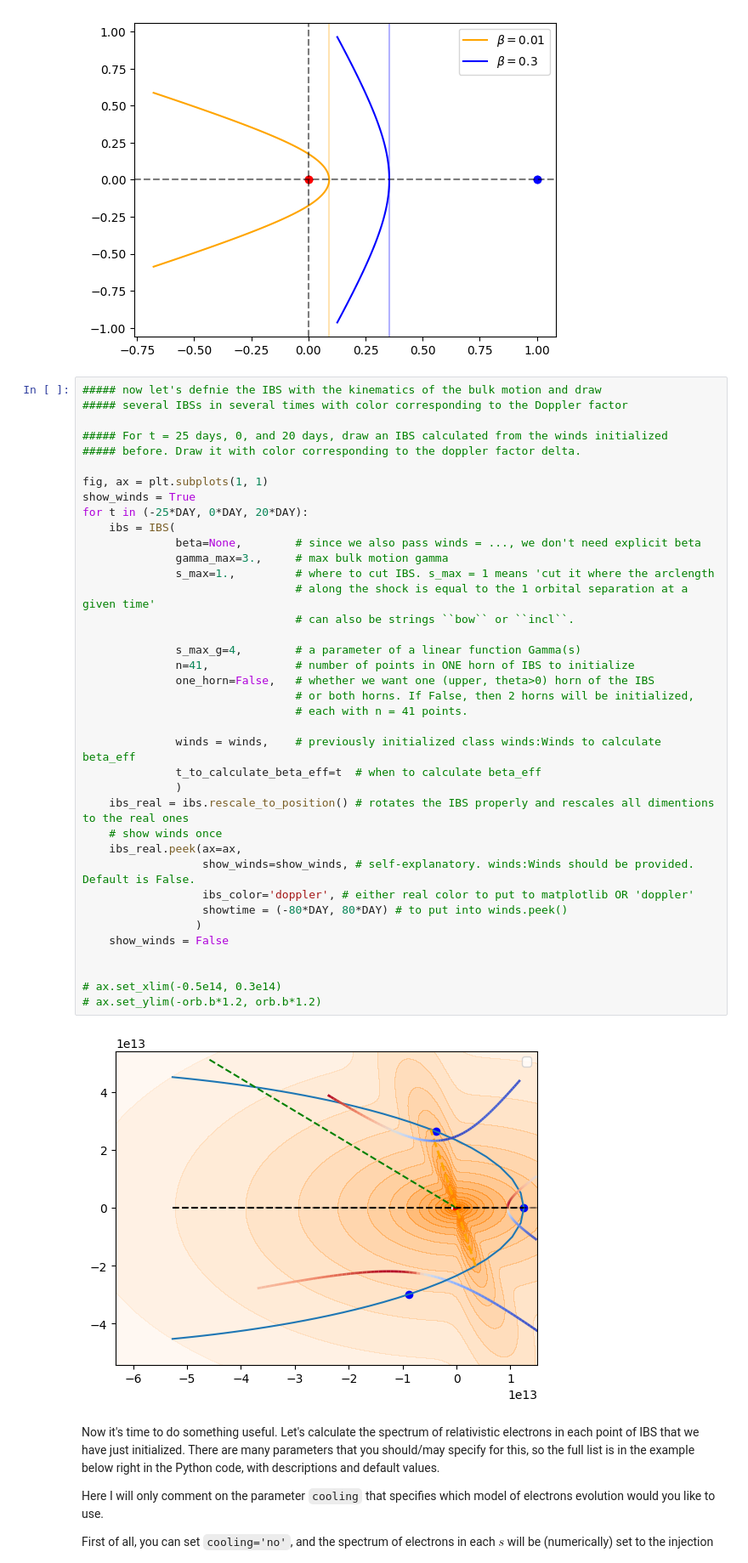
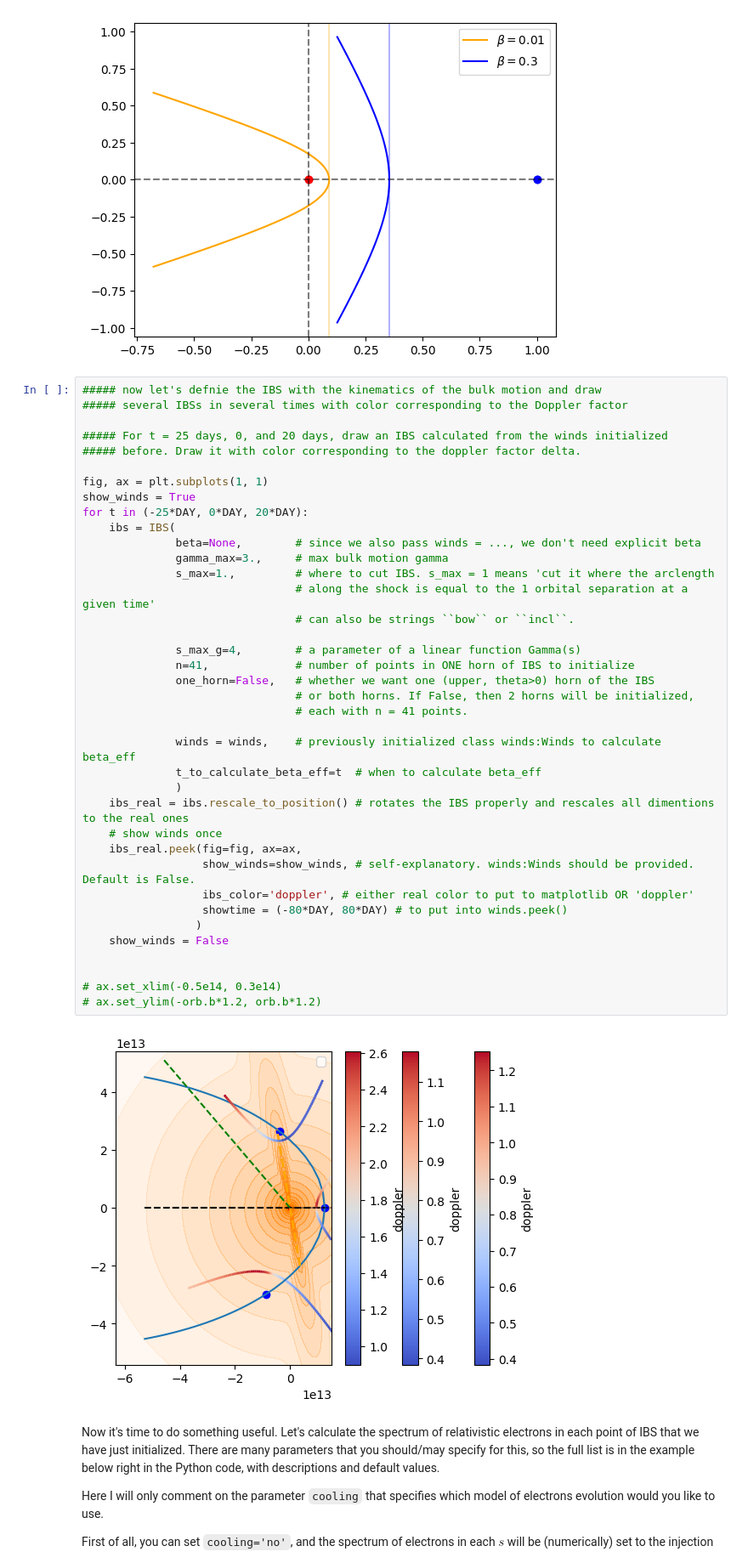
Before and after one commit to Alvkuzin/IBSEn, a Jupyter notebook: tutorials/Full_tutorial.ipynb, the cells around one changed output. Shown: that part at 85% size. Saved outputs shown, nothing was run; the diff lists cells and outputs as text.

```diff
--- a/tutorials/Full_tutorial.ipynb
+++ b/tutorials/Full_tutorial.ipynb
@@ -165,35 +165,35 @@ fig, ax = plt.subplots(1, 1)
 show_winds = True
 for t in (-25*DAY, 0*DAY, 20*DAY):
     ibs = IBS(
               beta=None,        # since we also pass winds = ..., we don't need explicit beta
               gamma_max=3.,     # max bulk motion gamma
               s_max=1.,         # where to cut IBS. s_max = 1 means 'cut it where the arclength
                                 # along the shock is equal to the 1 orbital separation at a given time'
                                 # can also be strings ``bow`` or ``incl``.
 
               s_max_g=4,        # a parameter of a linear function Gamma(s)
               n=41,             # number of points in ONE horn of IBS to initialize
               one_horn=False,   # whether we want one (upper, theta>0) horn of the IBS
                                 # or both horns. If False, then 2 horns will be initialized,
                                 # each with n = 41 points.
 
               winds = winds,    # previously initialized class winds:Winds to calculate beta_eff
               t_to_calculate_beta_eff=t  # when to calculate beta_eff
               )
     ibs_real = ibs.rescale_to_position() # rotates the IBS properly and rescales all dimentions to the real ones
     # show winds once
-    ibs_real.peek(ax=ax,
+    ibs_real.peek(fig=fig, ax=ax,
                   show_winds=show_winds, # self-explanatory. winds:Winds should be provided. Default is False.
                   ibs_color='doppler', # either real color to put to matplotlib OR 'doppler'
                   showtime = (-80*DAY, 80*DAY) # to put into winds.peek()
                  )
     show_winds = False
 
 
 # ax.set_xlim(-0.5e14, 0.3e14)
 # ax.set_ylim(-orb.b*1.2, orb.b*1.2)
 # %% [output]
-[figure, old version]
+[figure, new version]
 # %% [markdown]
 Now it's time to do something useful. Let's calculate the spectrum of relativistic electrons in each point of IBS that we have just initialized. There are many parameters that you should/may specify for this, so the full list is in the example below right in the Python code, with descriptions and default values.
 
```
Also changed, not shown: parts of 7 cells of this notebook, 8 other files.
